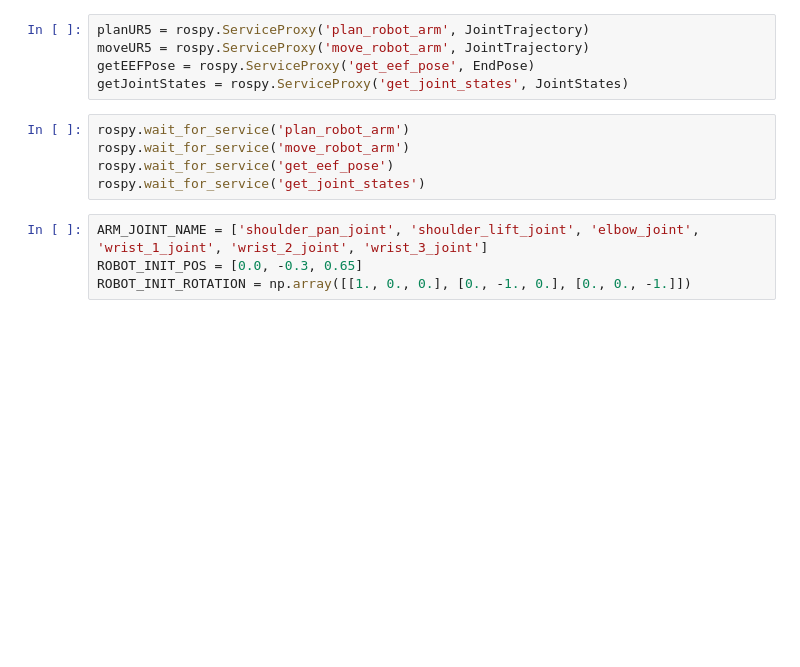
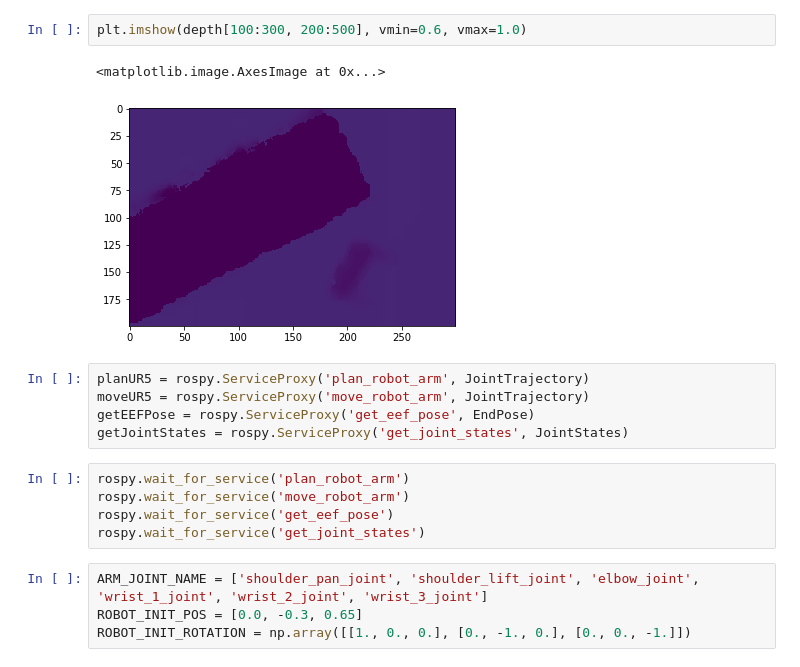
Before and after one commit to hogunkee/ur5_manipulation, a Jupyter notebook: realrobot/realrobot_writing.ipynb, the cells around one changed output. Cells and saved outputs as stored; diff of their text form; blank space fills up the shorter version.

```diff
--- a/realrobot/realrobot_writing.ipynb
+++ b/realrobot/realrobot_writing.ipynb
@@ -38,3 +56,8 @@ D_rs = 0
+# %%
+plt.imshow(depth[100:300, 200:500], vmin=0.6, vmax=1.0)
+# %% [output]
+<matplotlib.image.AxesImage at 0x...>
+[figure, added]
 # %%
 planUR5 = rospy.ServiceProxy('plan_robot_arm', JointTrajectory)
 moveUR5 = rospy.ServiceProxy('move_robot_arm', JointTrajectory)
```
Also changed, not shown: parts of 11 cells of this notebook, 5 other files.
